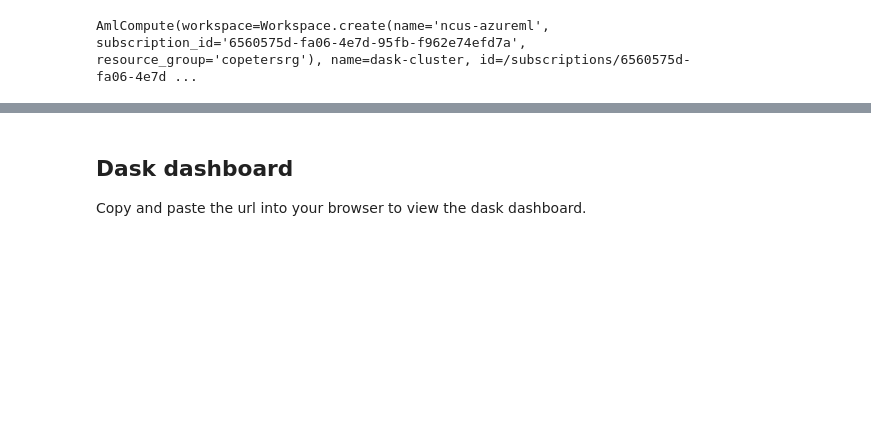
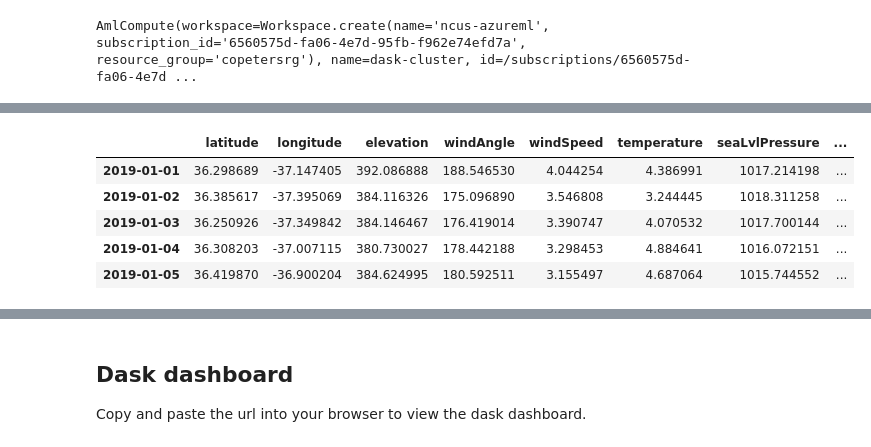
Before and after one commit to lostmygithubaccount/dasky, a Jupyter notebook: example.ipynb, the cells around one changed output, grey strips where cells are left out. Saved outputs shown, nothing was run; the diff lists cells and outputs as text; code cells hidden in the pictures; blank space fills up the shorter version.

```diff
--- a/example.ipynb
+++ b/example.ipynb
@@ -90,0 +206,4 @@ script_params = {
+# %%
+%time means = df.groupby(df.index).mean().compute()
+means.head()
+# %% [output]
@@ -90,0 +212,6 @@ script_params = {
+|  | latitude | longitude | elevation | windAngle | windSpeed | temperature | seaLvlPressure | ... |
+| 2019-01-01 | 36.298689 | -37.147405 | 392.086888 | 188.546530 | 4.044254 | 4.386991 | 1017.214198 | ... |
+| 2019-01-02 | 36.385617 | -37.395069 | 384.116326 | 175.096890 | 3.546808 | 3.244445 | 1018.311258 | ... |
+| 2019-01-03 | 36.250926 | -37.349842 | 384.146467 | 176.419014 | 3.390747 | 4.070532 | 1017.700144 | ... |
+| 2019-01-04 | 36.308203 | -37.007115 | 380.730027 | 178.442188 | 3.298453 | 4.884641 | 1016.072151 | ... |
+| 2019-01-05 | 36.419870 | -36.900204 | 384.624995 | 180.592511 | 3.155497 | 4.687064 | 1015.744552 | ... |
```
Also changed, not shown: parts of 66 cells of this notebook, 9 other files.
